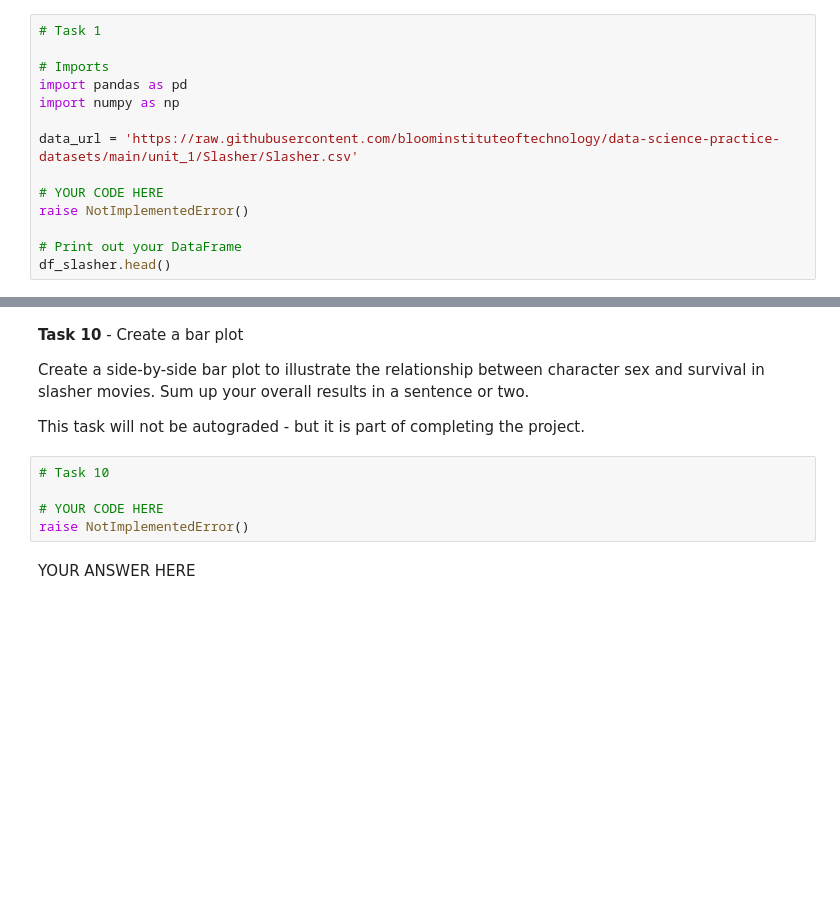
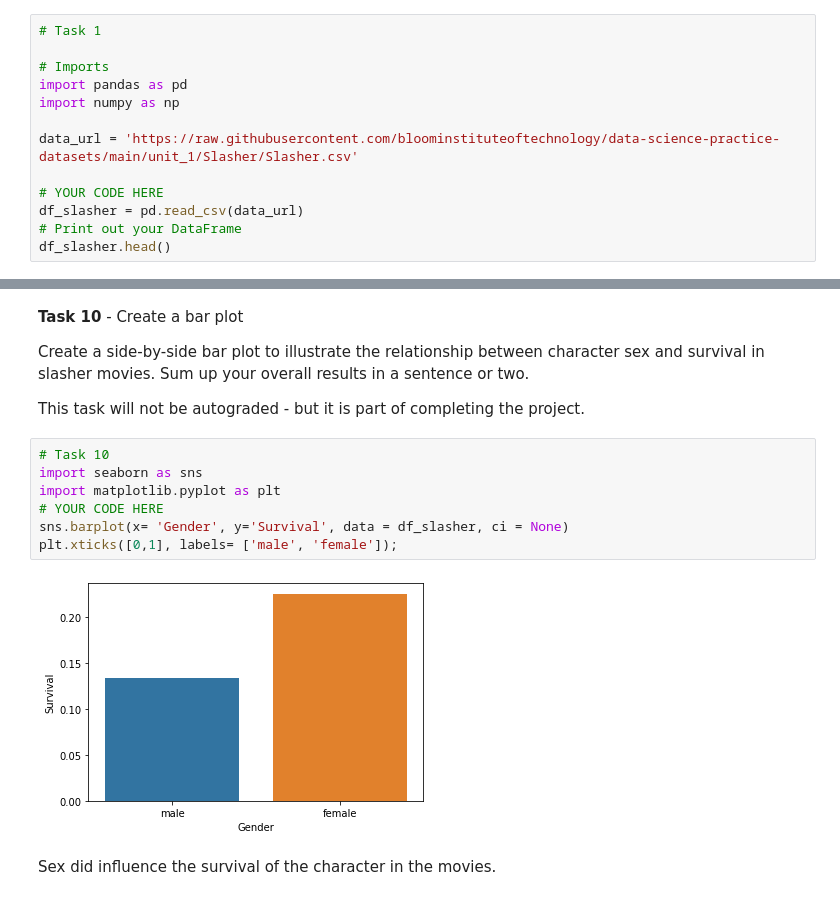
Before and after one commit to Vasanta2002/Sprint_2, a Jupyter notebook: module2-hypothesis-chi-square/DS_122_Chi-Tests_Assignment_AG.ipynb, the cells around one changed output, grey strips where cells are left out. Drawn from its saved outputs; the diff is of its cells as text; blank space fills up the shorter version.

```diff
--- a/module2-hypothesis-chi-square/DS_122_Chi-Tests_Assignment_AG.ipynb
+++ b/module2-hypothesis-chi-square/DS_122_Chi-Tests_Assignment_AG.ipynb
@@ -41,7 +41,6 @@ import numpy as np
 data_url = 'https://raw.githubusercontent.com/bloominstituteoftechnology/data-science-practice-datasets/main/unit_1/Slasher/Slasher.csv'
 
 # YOUR CODE HERE
-raise NotImplementedError()
-
+df_slasher = pd.read_csv(data_url)
 # Print out your DataFrame
 df_slasher.head()
@@ -252,8 +308,12 @@ Create a side-by-side bar plot to illustrate the relationship between character
 This task will not be autograded - but it is part of completing the project.
 # %%
 # Task 10
-
+import seaborn as sns
+import matplotlib.pyplot as plt
 # YOUR CODE HERE
-raise NotImplementedError()
+sns.barplot(x= 'Gender', y='Survival', data = df_slasher, ci = None)
+plt.xticks([0,1], labels= ['male', 'female']);
+# %% [output]
+[figure, added]
 # %% [markdown]
-YOUR ANSWER HERE
+Sex did influence the survival of the character in the movies.
```
Also changed, not shown: parts of 11 cells of this notebook.
